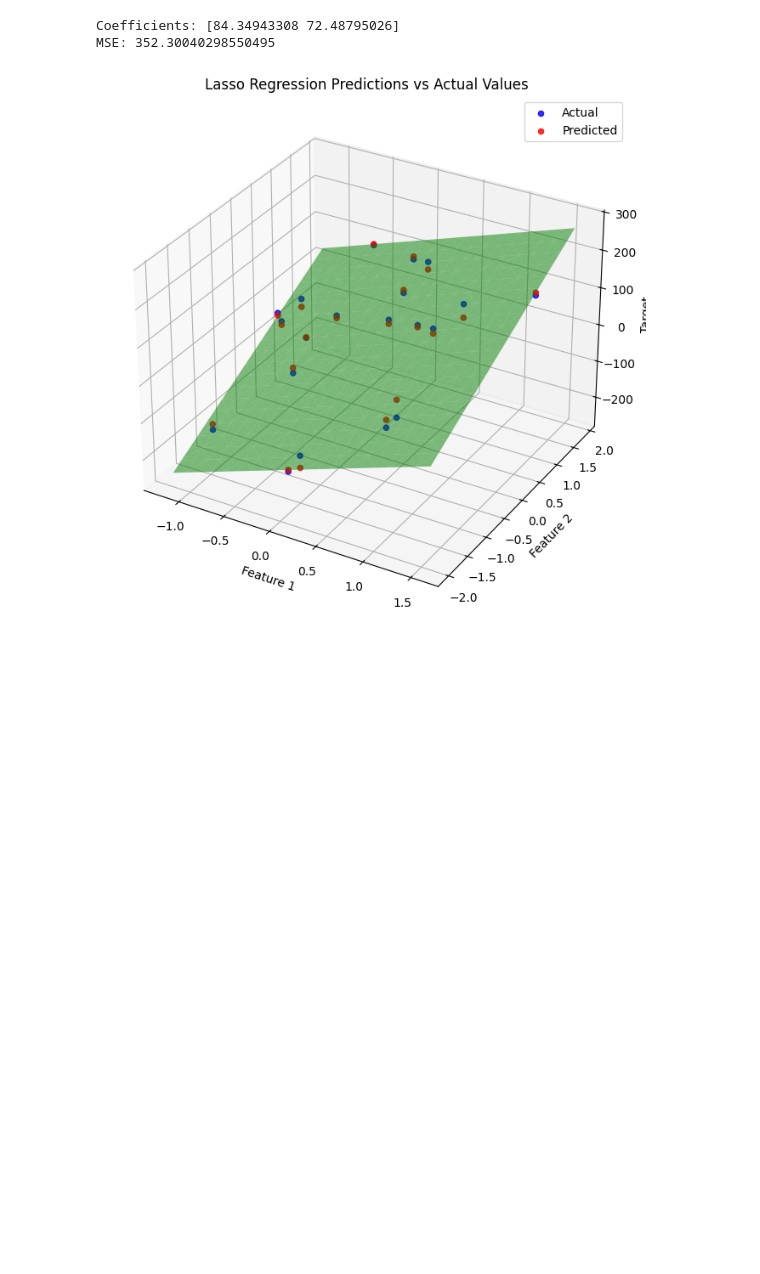
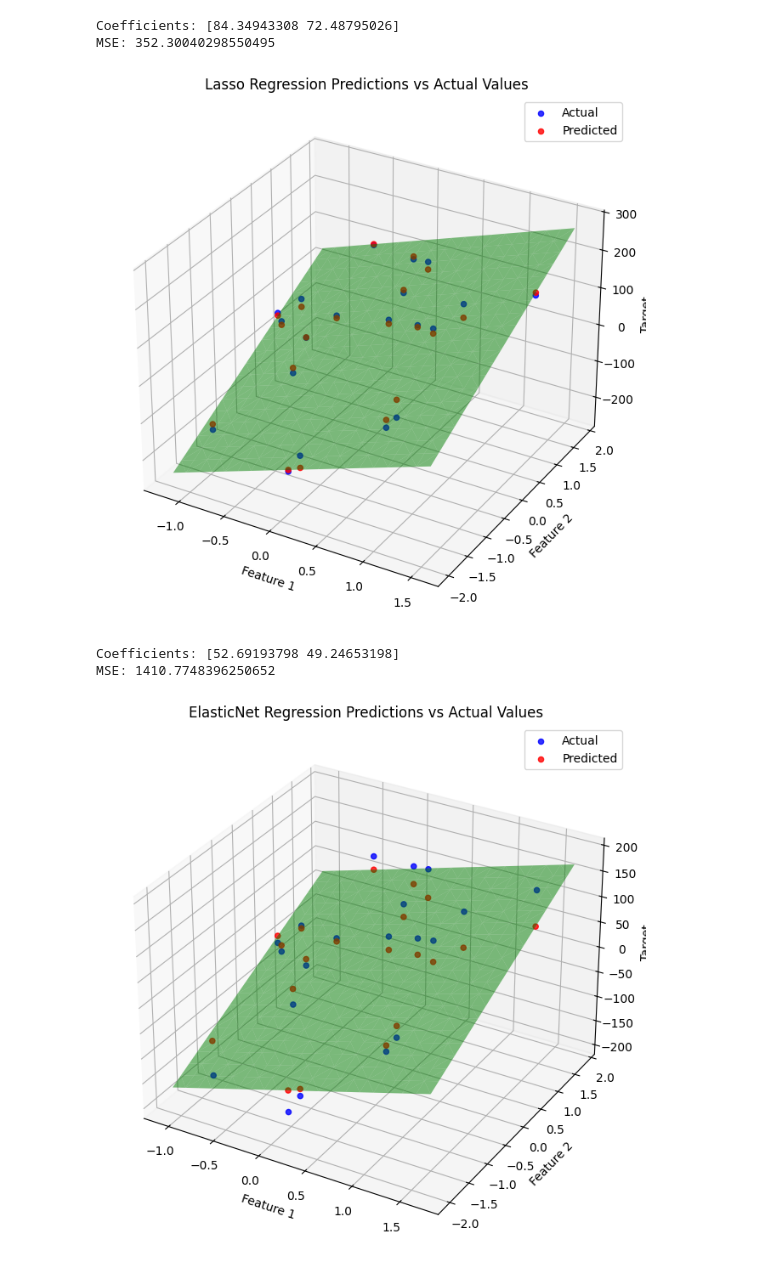
Before and after one commit to PayakulaTarun/CPT, a Jupyter notebook: matplotlib/mat_day4.ipynb, the cells around one changed output. Saved outputs shown, nothing was run; the diff lists cells and outputs as text; code cells hidden in the pictures; blank space fills up the shorter version.

```diff
--- a/matplotlib/mat_day4.ipynb
+++ b/matplotlib/mat_day4.ipynb
@@ -78,3 +78,65 @@ plt.show()
 Coefficients: [84.34943308 72.48795026]
 MSE: 352.30040298550495
 [figure]
+# %%
+from sklearn.linear_model import ElasticNet
+from sklearn.model_selection import train_test_split
+from sklearn.metrics import mean_squared_error
+from sklearn.datasets import make_regression
+import numpy as np
+import matplotlib.pyplot as plt
+
+np.random.seed(42)
+
+# Generate regression data (ElasticNet is regression)
+X, y = make_regression(n_samples=100, n_features=2, noise=10)
+
+# Centering features (optional)
+X = X - np.mean(X, axis=0)
+
+# Train-test split
+X_train, X_test, y_train, y_test = train_test_split(X, y, test_size=0.2, random_state=42)
+
+# Train ElasticNet
+elastic_net = ElasticNet(alpha=1.0, l1_ratio=0.5, random_state=42)
+elastic_net.fit(X_train, y_train)
+
+# Predictions
+y_pred = elastic_net.predict(X_test)
+
+# Output
+print("Coefficients:", elastic_net.coef_)
+print("MSE:", mean_squared_error(y_test, y_pred))
+
+# 3D Plot setup
+fig = plt.figure(figsize=(10,8))
+ax = fig.add_subplot(111, projection='3d')
+
+# Scatter actual points
+ax.scatter(X_test[:, 0], X_test[:, 1], y_test, color='blue', label='Actual', alpha=0.8)
+
+# Scatter predicted points
+ax.scatter(X_test[:, 0], X_test[:, 1], y_pred, color='red', label='Predicted', alpha=0.8)
+
+# Create surface grid
+x1_range = np.linspace(X_test[:, 0].min(), X_test[:, 0].max(), 20)
+x2_range = np.linspace(X_test[:, 1].min(), X_test[:, 1].max(), 20)
+x1_grid, x2_grid = np.meshgrid(x1_range, x2_range)
+X_grid = np.column_stack((x1_grid.flatten(), x2_grid.flatten()))
+y_grid = elastic_net.predict(X_grid)
+
+# Plot regression surface
+ax.plot_trisurf(x1_grid.flatten(), x2_grid.flatten(), y_grid, color='green', alpha=0.5)
+
+# Labels
+ax.set_xlabel('Feature 1')
+ax.set_ylabel('Feature 2')
+ax.set_zlabel('Target')
+ax.set_title('ElasticNet Regression Predictions vs Actual Values')
+ax.legend()
+
+plt.show()
+# %% [output]
+Coefficients: [52.69193798 49.24653198]
+MSE: 1410.7748396250652
+[figure, added]
```
Also changed, not shown: 1 other file.
